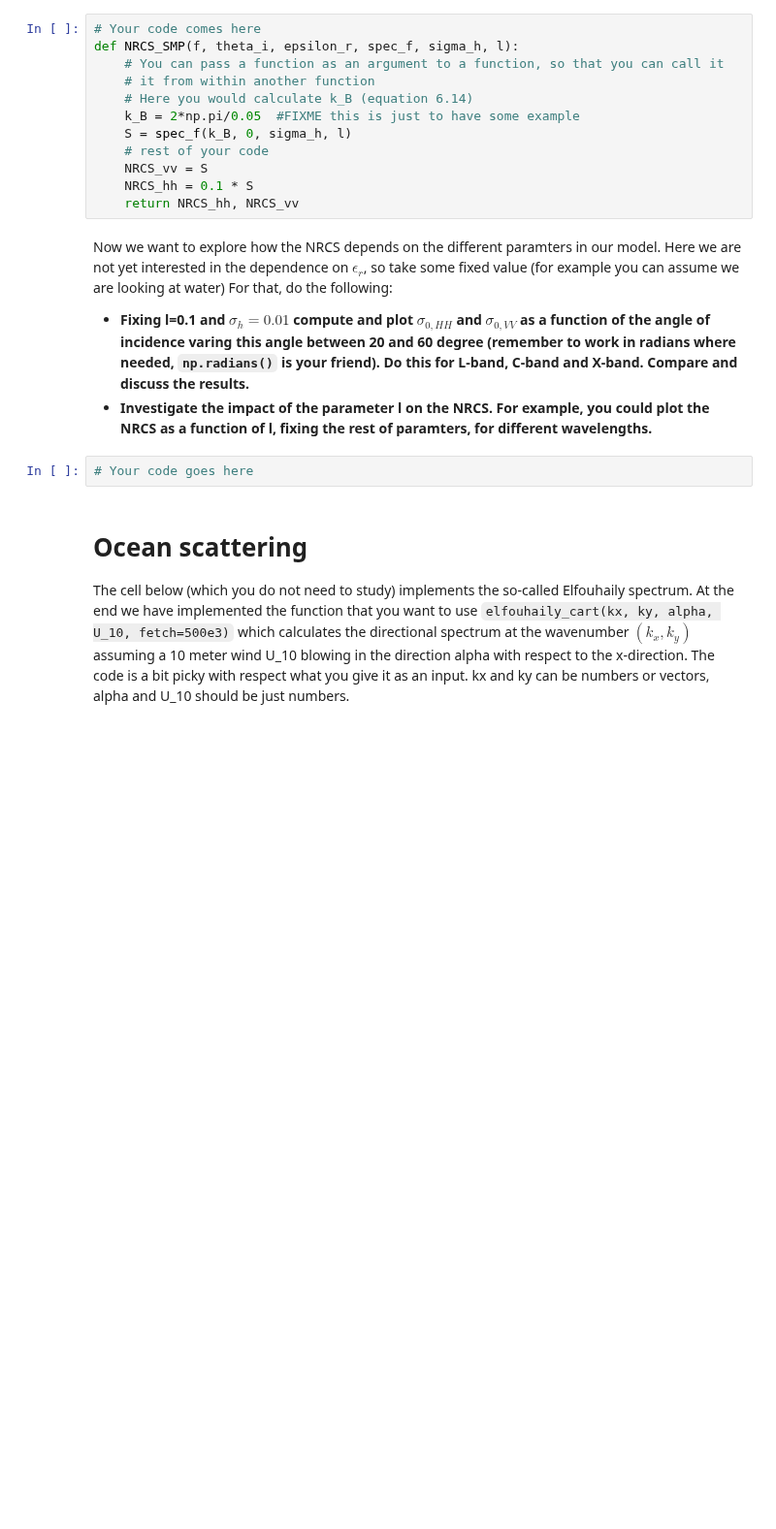
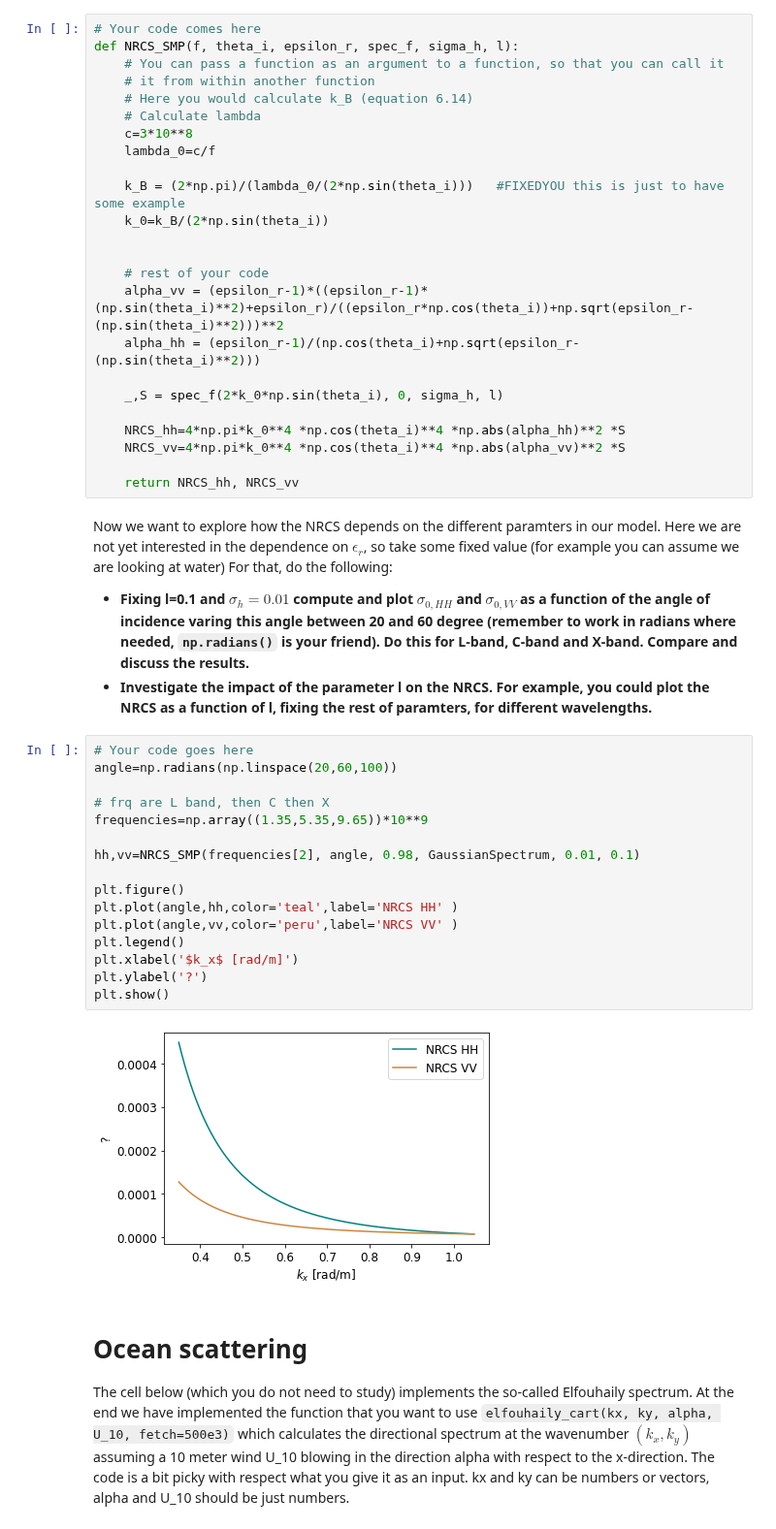
Before and after one commit to debnovalina/PPESO-Practical, a Jupyter notebook: practical_Paco_W6/RoughSurfaceScattering.ipynb, the cells around one changed output. Shown at 97% size. Drawn from its saved outputs; the diff is of its cells as text; blank space fills up the shorter version.

```diff
--- a/practical_Paco_W6/RoughSurfaceScattering.ipynb
+++ b/practical_Paco_W6/RoughSurfaceScattering.ipynb
@@ -90,11 +70,23 @@ def NRCS_SMP(f, theta_i, epsilon_r, spec_f, sigma_h, l):
     # You can pass a function as an argument to a function, so that you can call it
     # it from within another function
     # Here you would calculate k_B (equation 6.14)
-    k_B = 2*np.pi/0.05  #FIXME this is just to have some example
-    S = spec_f(k_B, 0, sigma_h, l)
+    # Calculate lambda
+    c=3*10**8
+    lambda_0=c/f
+
+    k_B = (2*np.pi)/(lambda_0/(2*np.sin(theta_i)))   #FIXEDYOU this is just to have some example
+    k_0=k_B/(2*np.sin(theta_i))
+
+
     # rest of your code
-    NRCS_vv = S
-    NRCS_hh = 0.1 * S
+    alpha_vv = (epsilon_r-1)*((epsilon_r-1)*(np.sin(theta_i)**2)+epsilon_r)/((epsilon_r*np.cos(theta_i))+np.sqrt(epsilon_r-(np.sin(theta_i)**2)))**2
+    alpha_hh = (epsilon_r-1)/(np.cos(theta_i)+np.sqrt(epsilon_r-(np.sin(theta_i)**2)))
+
+    _,S = spec_f(2*k_0*np.sin(theta_i), 0, sigma_h, l)
+
+    NRCS_hh=4*np.pi*k_0**4 *np.cos(theta_i)**4 *np.abs(alpha_hh)**2 *S
+    NRCS_vv=4*np.pi*k_0**4 *np.cos(theta_i)**4 *np.abs(alpha_vv)**2 *S
+
     return NRCS_hh, NRCS_vv
 # %% [markdown]
 Now we want to explore how the NRCS depends on the different paramters in our model. Here we are not yet interested in the dependence on $\epsilon_r$, so take some fixed value (for example you can assume we are looking at water) For that, do the following:
@@ -102,6 +94,22 @@ Now we want to explore how the NRCS depends on the different paramters in our mo
 - **Investigate the impact of the parameter l on the NRCS. For example, you could plot the NRCS as a function of l, fixing the rest of paramters, for different wavelengths.**
 # %%
 # Your code goes here
+angle=np.radians(np.linspace(20,60,100))
+
+# frq are L band, then C then X
+frequencies=np.array((1.35,5.35,9.65))*10**9
+
+hh,vv=NRCS_SMP(frequencies[2], angle, 0.98, GaussianSpectrum, 0.01, 0.1)
+
+plt.figure()
+plt.plot(angle,hh,color='teal',label='NRCS HH' )
+plt.plot(angle,vv,color='peru',label='NRCS VV' )
+plt.legend()
+plt.xlabel('$k_x$ [rad/m]')
+plt.ylabel('?')
+plt.show()
+# %% [output]
+[figure, added]
 # %% [markdown]
 # Ocean scattering
 The cell below (which you do not need to study) implements the so-called Elfouhaily spectrum. At the end we have implemented the function that you want to use
```
Also changed, not shown: parts of 1 cell of this notebook.
